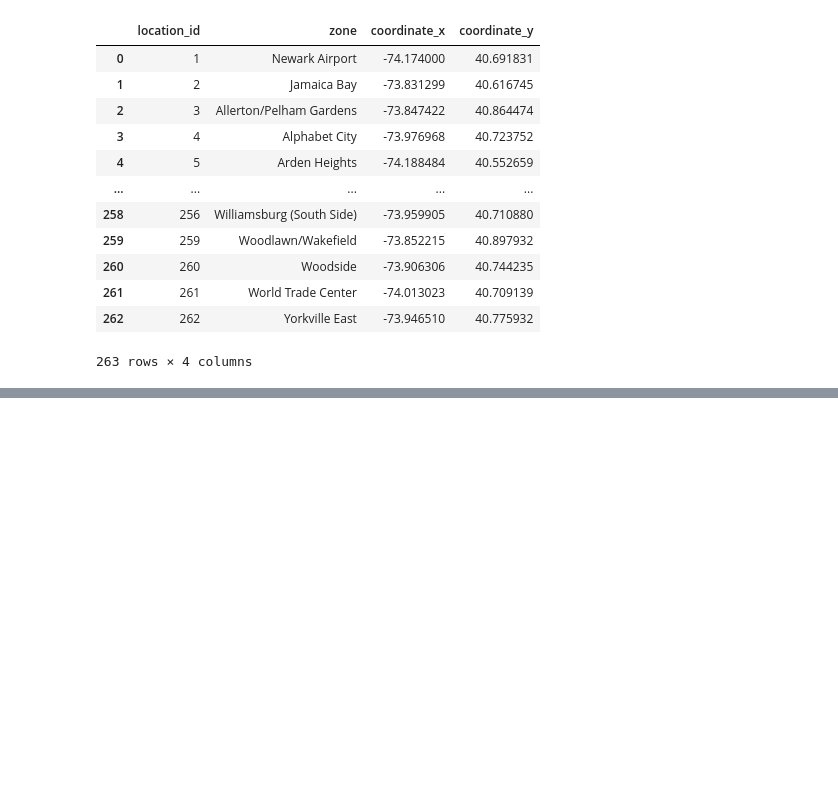
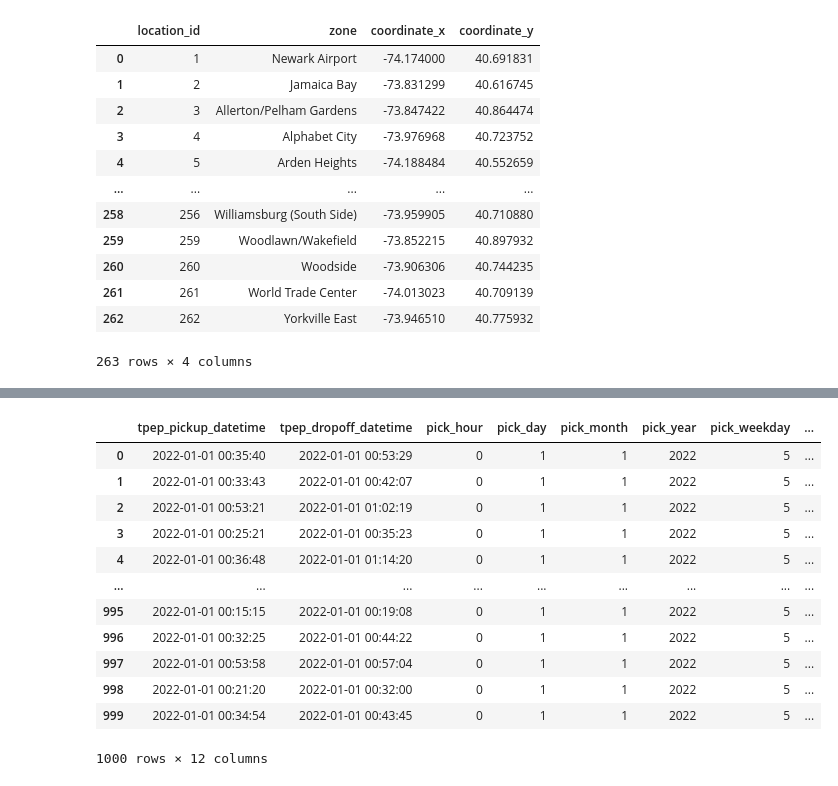
Before and after one commit to Aryan-401/FullStackDataAnalysis, a Jupyter notebook: DataModelling.ipynb, the cells around one changed output, grey strips where cells are left out. Drawn from its saved outputs; the diff is of its cells as text; code cells hidden in the pictures; blank space fills up the shorter version.

Commit message:
finished creating data model (dimentions and fact table)

```diff
--- a/DataModelling.ipynb
+++ b/DataModelling.ipynb
@@ -1,7 +1,7 @@
 # %%
 import pandas as pd
 # %%
-df = pd.read_parquet('data/yellow_tripdata_2022-01.parquet').head(10)  # sampling data
+df = pd.read_parquet('data/yellow_tripdata_2022-01.parquet').head(1000)  # sampling data
 df_taxi_zone = pd.read_csv('data/taxi_zones.csv')
 df.head()
 # %% [output]
@@ -61,0 +67,3 @@ df
+# %%
+df['tpep_pickup_datetime'] = pd.to_datetime(df['tpep_pickup_datetime'])
+df['tpep_dropoff_datetime'] = pd.to_datetime(df['tpep_dropoff_datetime'])
@@ -61,0 +90,33 @@ df
+# %%
+df = df.drop_duplicates().reset_index(drop=True)
+df['trip_id'] = df.index
+# %%
+datetime_dim = df[['tpep_pickup_datetime', 'tpep_dropoff_datetime']].reset_index(drop=True)
+datetime_dim['pick_hour'] = datetime_dim['tpep_pickup_datetime'].dt.hour
+datetime_dim['pick_day'] = datetime_dim['tpep_pickup_datetime'].dt.day
+datetime_dim['pick_month'] = datetime_dim['tpep_pickup_datetime'].dt.month
+datetime_dim['pick_year'] = datetime_dim['tpep_pickup_datetime'].dt.year
+datetime_dim['pick_weekday'] = datetime_dim['tpep_pickup_datetime'].dt.weekday
+
+
+datetime_dim['drop_hour'] = datetime_dim['tpep_pickup_datetime'].dt.hour
+datetime_dim['drop_day'] = datetime_dim['tpep_pickup_datetime'].dt.day
+datetime_dim['drop_month'] = datetime_dim['tpep_pickup_datetime'].dt.month
+datetime_dim['drop_year'] = datetime_dim['tpep_pickup_datetime'].dt.year
+datetime_dim['drop_weekday'] = datetime_dim['tpep_pickup_datetime'].dt.weekday
+
+datetime_dim
+# %% [output]
+|  | tpep_pickup_datetime | tpep_dropoff_datetime | pick_hour | pick_day | pick_month | pick_year | pick_weekday | ... |
+| 0 | 2022-01-01 00:35:40 | 2022-01-01 00:53:29 | 0 | 1 | 1 | 2022 | 5 | ... |
+| 1 | 2022-01-01 00:33:43 | 2022-01-01 00:42:07 | 0 | 1 | 1 | 2022 | 5 | ... |
+| 2 | 2022-01-01 00:53:21 | 2022-01-01 01:02:19 | 0 | 1 | 1 | 2022 | 5 | ... |
+| 3 | 2022-01-01 00:25:21 | 2022-01-01 00:35:23 | 0 | 1 | 1 | 2022 | 5 | ... |
+| 4 | 2022-01-01 00:36:48 | 2022-01-01 01:14:20 | 0 | 1 | 1 | 2022 | 5 | ... |
+| ... | ... | ... | ... | ... | ... | ... | ... | ... |
+| 995 | 2022-01-01 00:15:15 | 2022-01-01 00:19:08 | 0 | 1 | 1 | 2022 | 5 | ... |
+| 996 | 2022-01-01 00:32:25 | 2022-01-01 00:44:22 | 0 | 1 | 1 | 2022 | 5 | ... |
+| 997 | 2022-01-01 00:53:58 | 2022-01-01 00:57:04 | 0 | 1 | 1 | 2022 | 5 | ... |
+| 998 | 2022-01-01 00:21:20 | 2022-01-01 00:32:00 | 0 | 1 | 1 | 2022 | 5 | ... |
+| 999 | 2022-01-01 00:34:54 | 2022-01-01 00:43:45 | 0 | 1 | 1 | 2022 | 5 | ... |
+1000 rows × 12 columns
```
Also changed, not shown: parts of 13 cells of this notebook.
